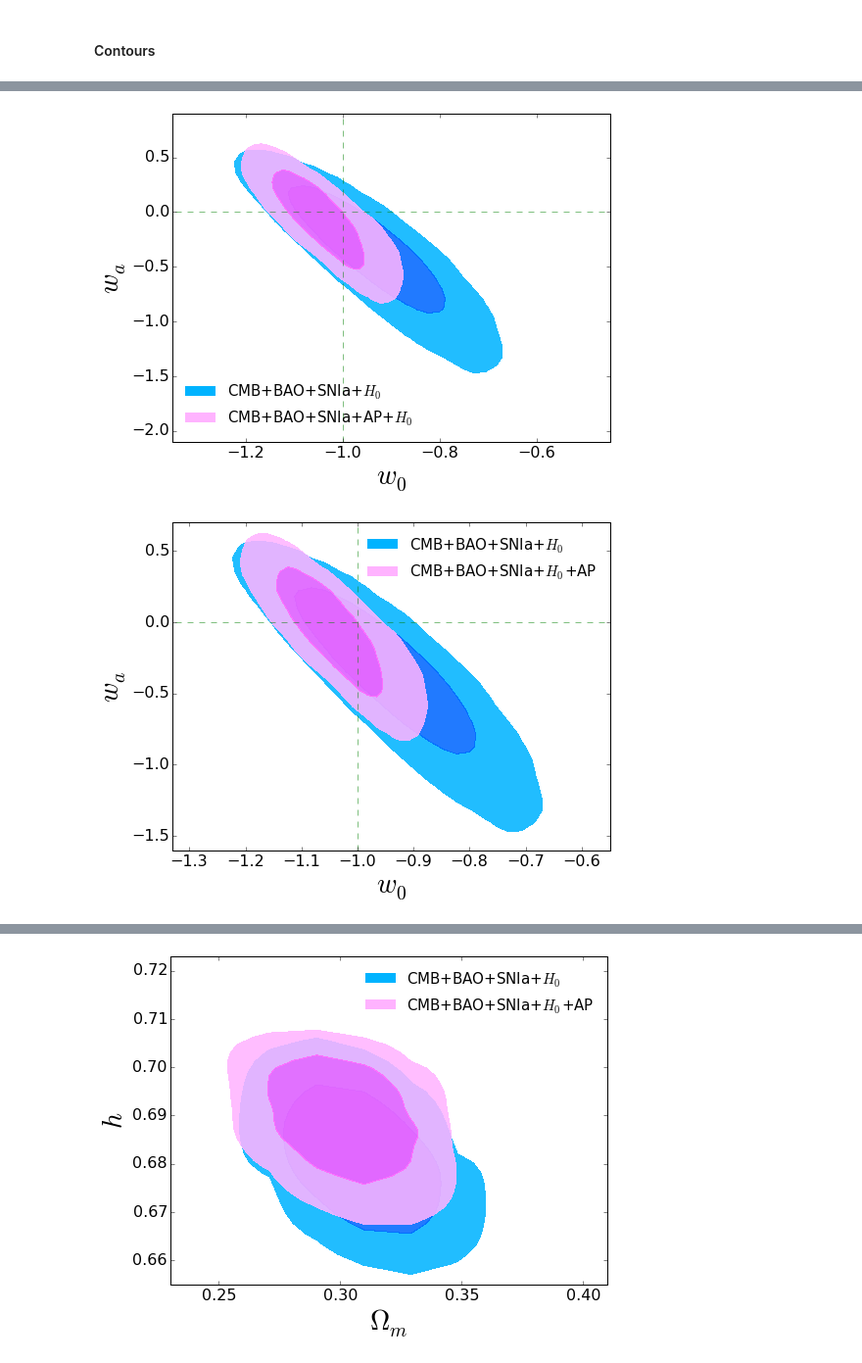
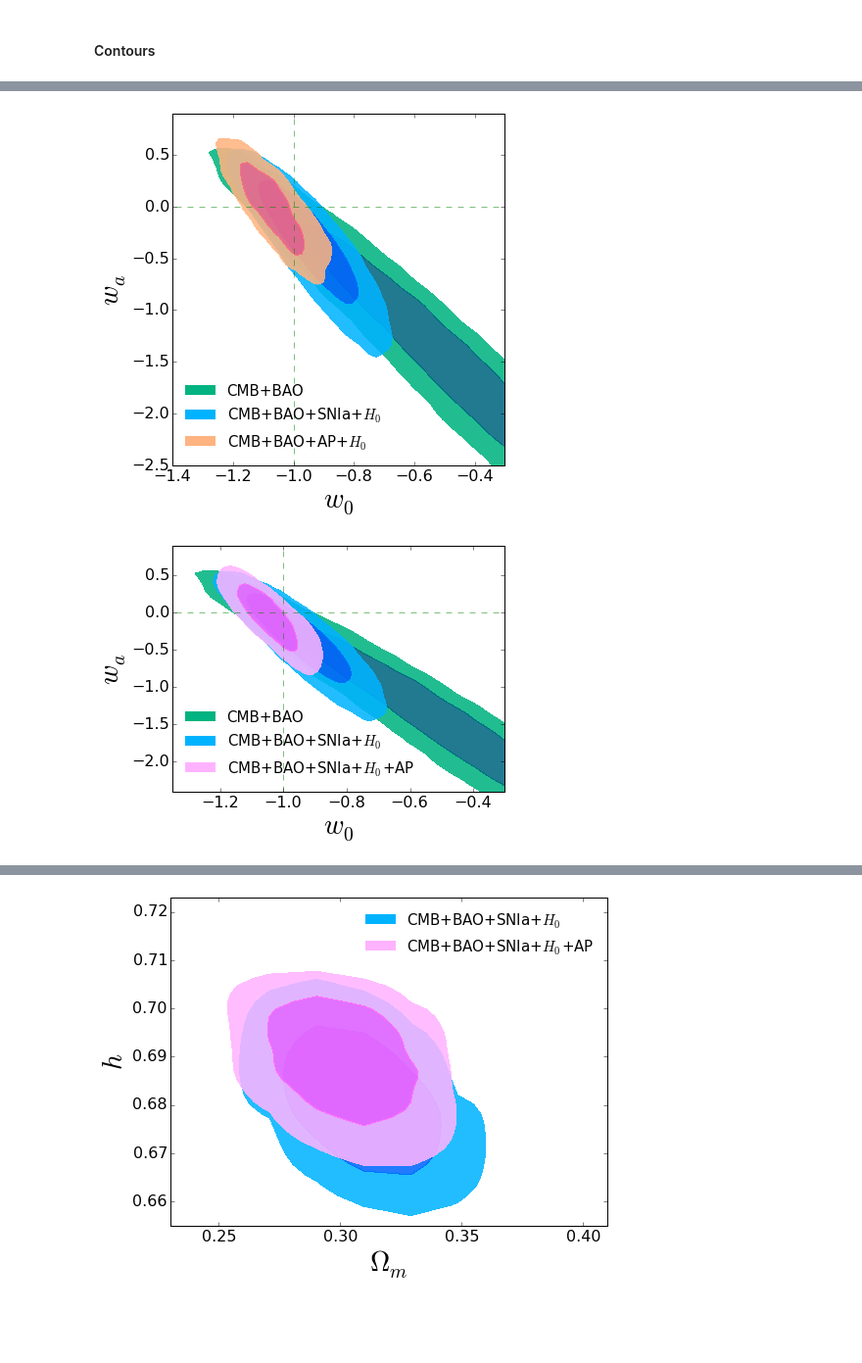
Before and after one commit to xiaodongli1986/2PCF_AP, a Jupyter notebook: 6.Plot_Contour_Draft.ipynb, the cells around one changed output, grey strips where cells are left out. Shown at 98% size. Saved outputs shown, nothing was run; the diff lists cells and outputs as text; code cells hidden in the pictures; blank space fills up the shorter version.

```diff
--- a/6.Plot_Contour_Draft.ipynb
+++ b/6.Plot_Contour_Draft.ipynb
@@ -77,9 +84,9 @@ fig.savefig('./Draft/figCPL_a.'+figformat, format=figformat)
 # %%
 cosmomcdir = '/home/xiaodongli/software/cosmomcs/12Oct_generic/'
 
-fig, ax = figax()
+fig, ax = figax(6,6)
 
-if False:
+if True:
     file1 = cosmomcdir+'plot_data/base_w_wa_plikHM_TTTEEE_lowTEB_BAO_simple'
     pts = np.loadtxt(file1+'_2D_4_3')
     X = Xfromdata(np.loadtxt(file1+'_p3.dat'))
@@ -133,46 +140,62 @@ if False:
     rlt1 = ax.contourf(X,Y,pts,cnt, colors=[[1,0.7,0.5],[1,0.4,0.5]], alpha=0.87, linewidths=2,)
     ax.plot([-100,-100],[-100,-100], c= [1,0.7,0.5], label='CMB+BAO+AP', lw=10)
 
-if False:
+if True:
     file1 = cosmomcdir+'plot_data/base_w_wa_plikHM_TTTEEE_lowTEB_BAO_H0____base1omws_om0.2600_w-1.0000'
     pts = np.loadtxt(file1+'_2D_4_3')
     X = Xfromdata(np.loadtxt(file1+'_p3.dat'))
     Y = Xfromdata(np.loadtxt(file1+'_p4.dat'))
     cnt = np.loadtxt(file1+'_2D_4_3_cont')
     cnt = array([cnt[1], cnt[0],cnt[0]/2,] )
     rlt1 = ax.contourf(X,Y,pts,cnt, colors=[[1,0.7,0.5],[1,0.4,0.5]], alpha=0.87, linewidths=2,)
     ax.plot([-100,-100],[-100,-100], c= [1,0.7,0.5], label='CMB+BAO+AP+$H_0$', lw=10)
 
-if True:
+if False:
     file1 = cosmomcdir+'plot_data/base_w_wa_plikHM_TTTEEE_lowTEB_BAO_H070p6_JLA___base1omws_om0.2600_w-1.0000'
     pts = np.loadtxt(file1+'_2D_4_3')
     X = Xfromdata(np.loadtxt(file1+'_p3.dat'))
     Y = Xfromdata(np.loadtxt(file1+'_p4.dat'))
     cnt = np.loadtxt(file1+'_2D_4_3_cont')
     cnt = array([cnt[1], cnt[0],cnt[0]/2,] )
     rlt2 = ax.contourf(X,Y,pts,cnt,  colors=[[1,0.7,1],[1,0.4,1]],  alpha=0.87,
                       linewidths=2, linestyles='-')
     ax.plot([-100,-100],[-100,-100], c= [1,0.7,1], label='CMB+BAO+SNIa+AP+$H_0$', lw=10)
 
 
 ax.legend(frameon=False, fontsize=15, loc='lower left')
 #ax.scatter([-1],[0], marker='+', linewidth=3, s=150, c='g')
 ax.plot([-2,2],[0,0], linewidth=0.5, ls='--', c='g')
 ax.plot([-1,-1],[-5,5], linewidth=0.5, ls='--', c='g')
 #ax.grid();
 ax.set_xlabel('$w_0$', fontsize=28)
 ax.set_ylabel('$w_a$', fontsize=28)
-ax.set_xlim(-1.35, -0.45); ax.set_ylim(-2.1,0.9)
-#ax.set_xlim(-1.4, -0.3); ax.set_ylim(-2.5,0.9)
+#ax.set_xlim(-1.35, -0.45); ax.set_ylim(-2.1,0.9)
+ax.set_xlim(-1.4, -0.3); ax.set_ylim(-2.5,0.9)
 #ax.set_xlim(-1.4,  0.3); ax.set_ylim(-3.5,0.7)
-#fig.savefig('./Draft/figCPL_b_BAOSNIaAP.'+figformat, format=figformat)
-fig.savefig('./Draft/figCPL_b.'+figformat, format=figformat)
+fig.tight_layout()
+fig.savefig('./Draft/figCPL_b_BAOSNIaAP.'+figformat, format=figformat)
+#fig.savefig('./Draft/figCPL_b.'+figformat, format=figformat)
 # %% [output]
-[figure, old version]
+[figure, new version]
 # %%
 cosmomcdir = '/home/xiaodongli/software/cosmomcs/12Oct_generic/'
 
-fig, ax = figax()
+fig, ax = figax(6,4.5)
+
+if True:
+    file1 = cosmomcdir+'plot_data/base_w_wa_plikHM_TTTEEE_lowTEB_BAO_simple'
+    pts = np.loadtxt(file1+'_2D_4_3')
+    X = Xfromdata(np.loadtxt(file1+'_p3.dat'))
+    Y = Xfromdata(np.loadtxt(file1+'_p4.dat'))
+    cnt = np.loadtxt(file1+'_2D_4_3_cont')
+    cnt0 = array([cnt[1], cnt[0]])
+    cnt = array([cnt[1], cnt[0],cnt[0]/2,] )
+    if True:
+        rlt1 = ax.contourf(X,Y,pts,cnt, colors=[[0,0.7,0.5],[0,0.4,0.5]], alpha=0.87,  linewidths=2,)
+        ax.plot([-100,-100],[-100,-100], c= [0,0.7,0.5], label='CMB+BAO', lw=10)
+    else:
+        rlt1 = ax.contour(X,Y,pts,cnt0, colors=[[0,0.4,0.5],[0,0.4,0.5]],  alpha=0.5,linewidths=2,)
+        ax.plot([-100,-100],[-100,-100], c= [0,0.4,0.5], label='CMB+BAO', alpha=0.5,lw=2,)
 
 file1 = cosmomcdir+'plot_data/base_w_wa_plikHM_TTTEEE_lowTEB_BAO_H070p6_JLA_simple'
 pts = np.loadtxt(file1+'_2D_4_3')
@@ -195,17 +218,18 @@ rlt2 = ax.contourf(X,Y,pts,cnt,  colors=[[1,0.7,1],[1,0.4,1]],  alpha=0.87, labe
 
 ax.plot([-100,-100],[-100,-100], c= [0,0.7,1], label='CMB+BAO+SNIa+$H_0$', lw=10)
 ax.plot([-100,-100],[-100,-100], c= [1,0.7,1], label='CMB+BAO+SNIa+$H_0$+AP', lw=10)
-ax.legend(frameon=False, fontsize=15)
+ax.legend(loc='lower left', frameon=False, fontsize=15)
 #ax.scatter([-1],[0], marker='+', linewidth=3, s=150, c='g')
 ax.plot([-2,2],[0,0], linewidth=0.5, ls='--', c='g')
 ax.plot([-1,-1],[-5,5], linewidth=0.5, ls='--', c='g')
 #ax.grid();
 ax.set_xlabel('$w_0$', fontsize=28)
 ax.set_ylabel('$w_a$', fontsize=28)
-ax.set_xlim(-1.33, -0.55)
-ax.set_ylim(-1.6,0.7)
+#ax.set_xlim(-1.33, -0.65); ax.set_ylim(-1.6,0.7)
+ax.set_xlim(-1.35, -0.3); ax.set_ylim(-2.4,0.9)
+fig.tight_layout()
 fig.savefig('./Draft/figCPL_b.'+figformat, format=figformat)
 # %% [output]
-[figure, old version]
+[figure, new version]
 # %%
 #for XX in [rlt.Cntr.trace(20)[0]]:
```
Also changed, not shown: parts of 6 cells of this notebook, 6 other files.
